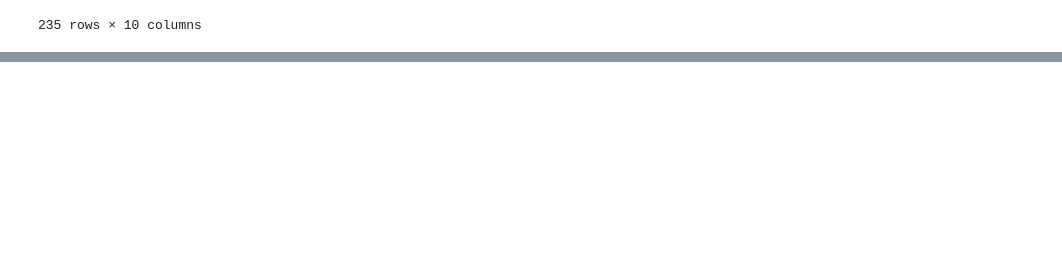
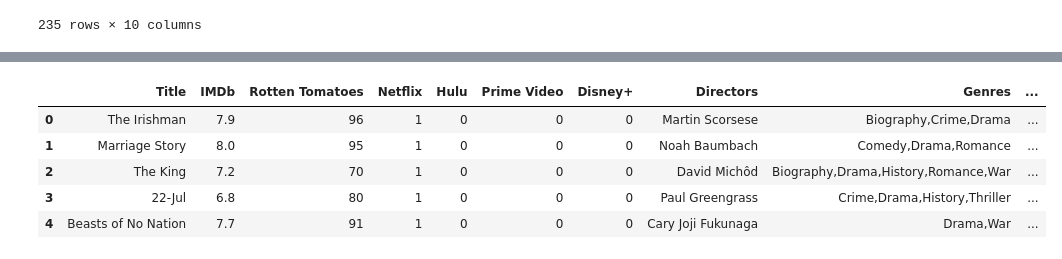
Before and after one commit to CindyBrady/ETL_Movie_Streaming, a Jupyter notebook: ETL Project/ETL_Netflix.ipynb, the cells around one changed output, grey strips where cells are left out. Saved outputs shown, nothing was run; the diff lists cells and outputs as text; code cells hidden in the pictures; blank space fills up the shorter version.

```diff
--- a/ETL Project/ETL_Netflix.ipynb
+++ b/ETL Project/ETL_Netflix.ipynb
@@ -137,0 +164,9 @@ engine.table_names()
+# %%
+pd.read_sql_query('''select * from netflix_originals Where netflix_originals."Runtime">= 137;''', con=engine).head()
+# %% [output]
+|  | Title | IMDb | Rotten Tomatoes | Netflix | Hulu | Prime Video | Disney+ | Directors | Genres | ... |
+| 0 | The Irishman | 7.9 | 96 | 1 | 0 | 0 | 0 | Martin Scorsese | Biography,Crime,Drama | ... |
+| 1 | Marriage Story | 8.0 | 95 | 1 | 0 | 0 | 0 | Noah Baumbach | Comedy,Drama,Romance | ... |
+| 2 | The King | 7.2 | 70 | 1 | 0 | 0 | 0 | David Michôd | Biography,Drama,History,Romance,War | ... |
+| 3 | 22-Jul | 6.8 | 80 | 1 | 0 | 0 | 0 | Paul Greengrass | Crime,Drama,History,Thriller | ... |
+| 4 | Beasts of No Nation | 7.7 | 91 | 1 | 0 | 0 | 0 | Cary Joji Fukunaga | Drama,War | ... |
```
Also changed, not shown: parts of 8 cells of this notebook.
